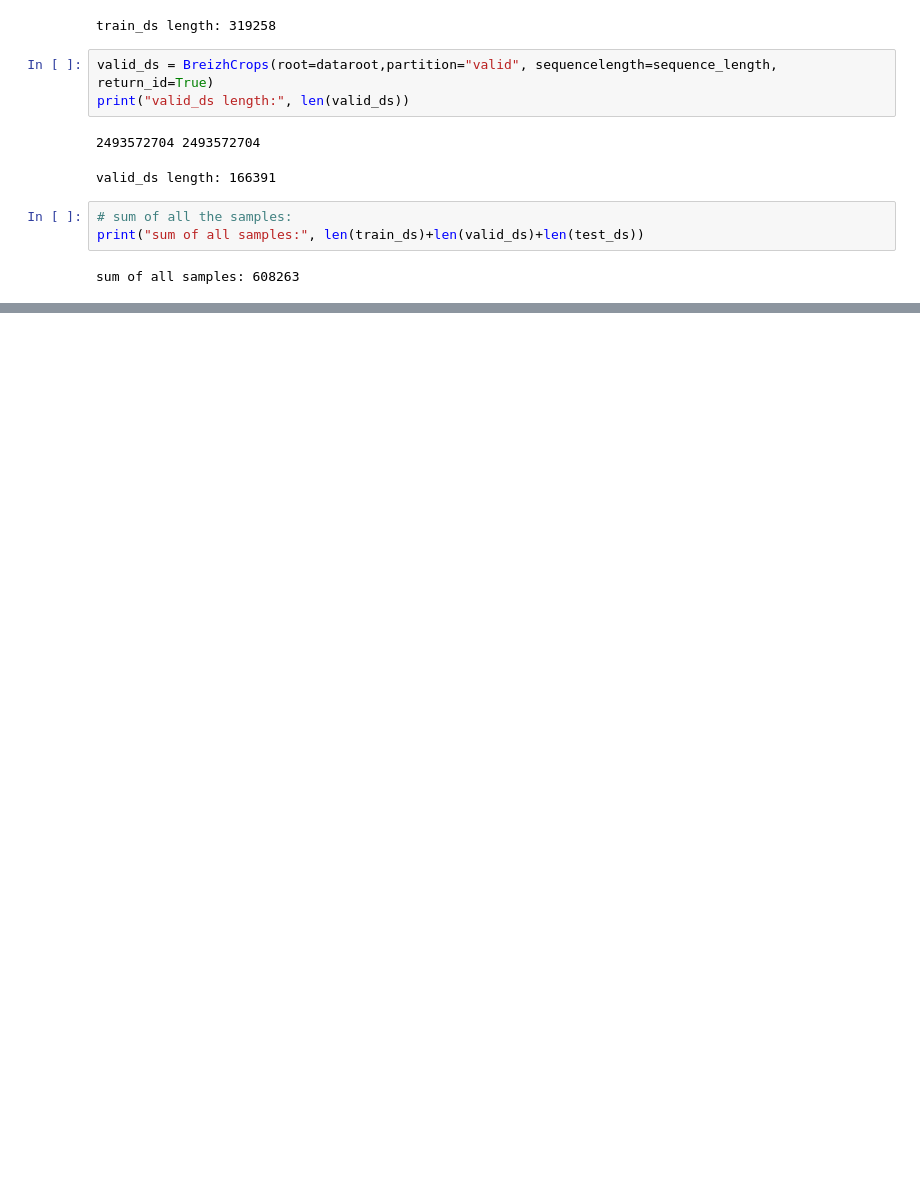
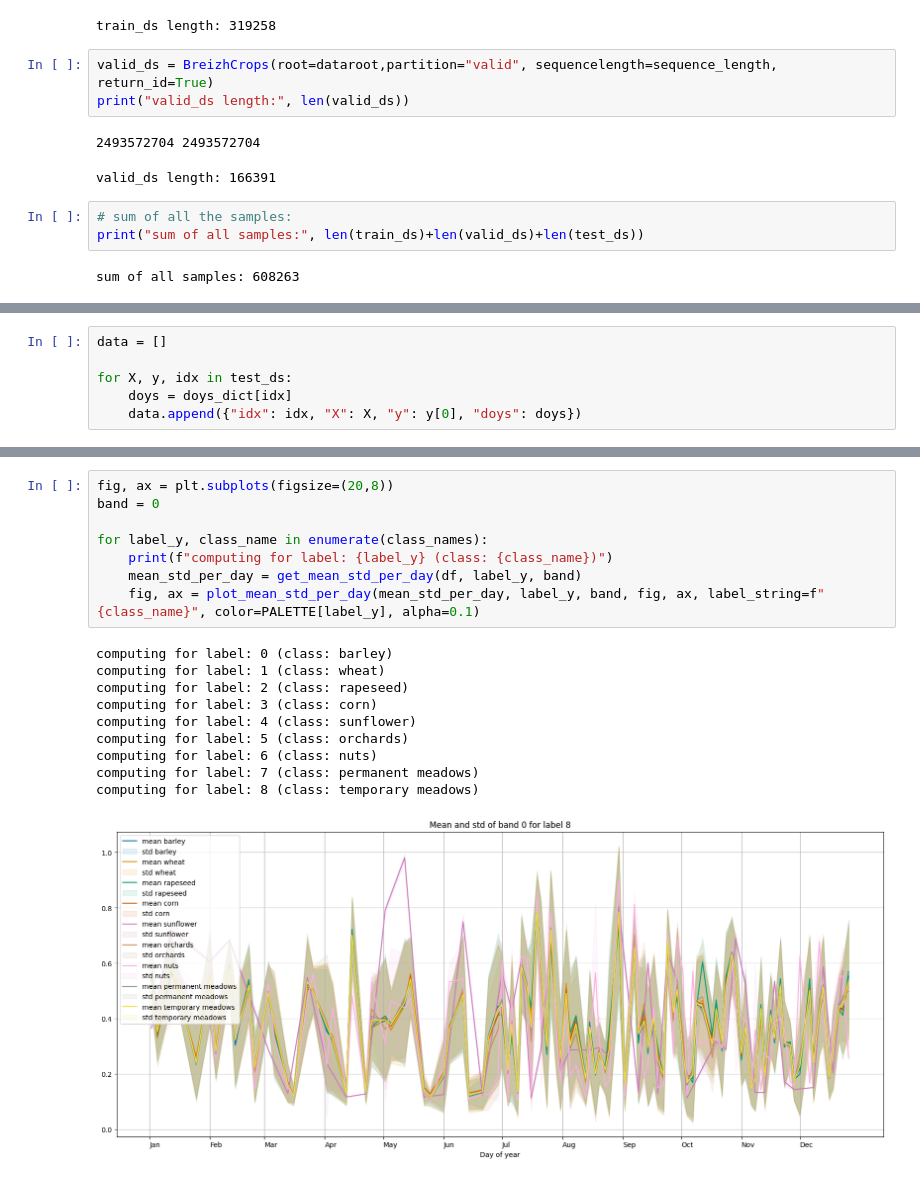
Before and after one commit to Aurenore/elects, a Jupyter notebook: EDA/dataset_plot.ipynb, the cells around one changed output, grey strips where cells are left out. Cells and saved outputs as stored; diff of their text form; blank space fills up the shorter version.

```diff
--- a/EDA/dataset_plot.ipynb
+++ b/EDA/dataset_plot.ipynb
@@ -107,0 +140,6 @@ sum of all samples: 608263
+# %%
+data = []
+
+for X, y, idx in test_ds:
+    doys = doys_dict[idx]
+    data.append({"idx": idx, "X": X, "y": y[0], "doys": doys})
@@ -107,0 +197,19 @@ sum of all samples: 608263
+# %%
+fig, ax = plt.subplots(figsize=(20,8))
+band = 0
+
+for label_y, class_name in enumerate(class_names):
+    print(f"computing for label: {label_y} (class: {class_name})")
+    mean_std_per_day = get_mean_std_per_day(df, label_y, band)
+    fig, ax = plot_mean_std_per_day(mean_std_per_day, label_y, band, fig, ax, label_string=f" {class_name}", color=PALETTE[label_y], alpha=0.1)
+# %% [output]
+computing for label: 0 (class: barley)
+computing for label: 1 (class: wheat)
+computing for label: 2 (class: rapeseed)
+computing for label: 3 (class: corn)
+computing for label: 4 (class: sunflower)
+computing for label: 5 (class: orchards)
+computing for label: 6 (class: nuts)
+computing for label: 7 (class: permanent meadows)
+computing for label: 8 (class: temporary meadows)
+[figure, added]
```
Also changed, not shown: parts of 16 cells of this notebook, 2 other files.
